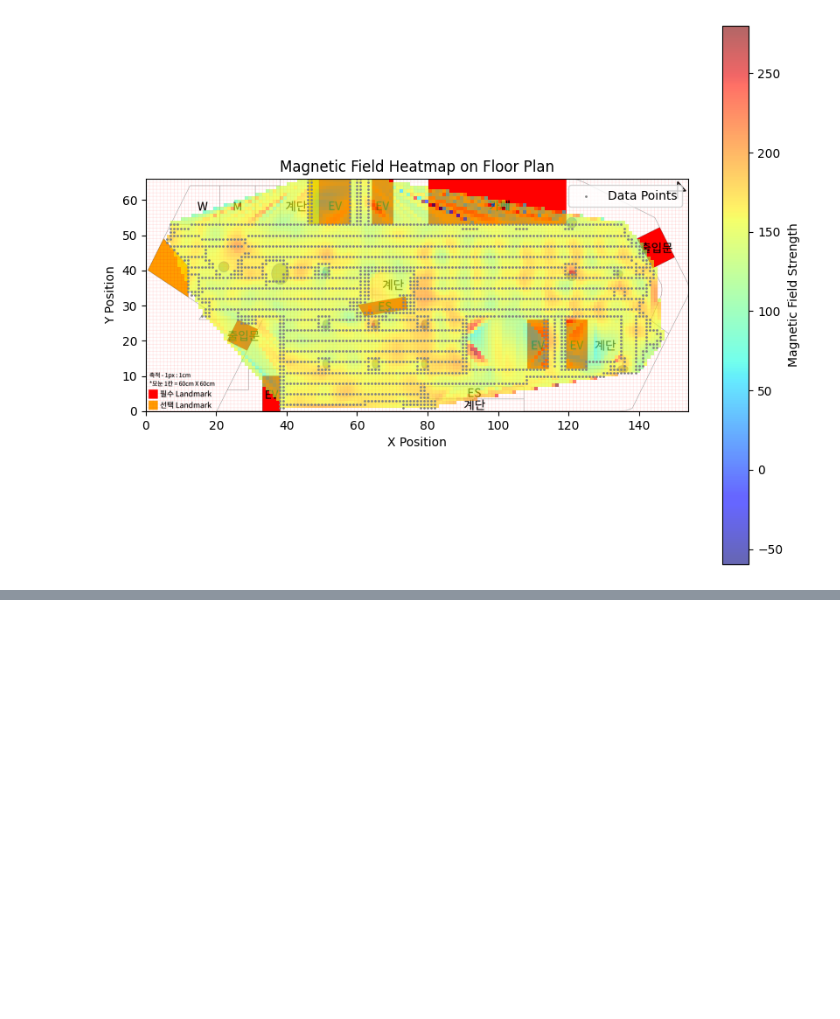
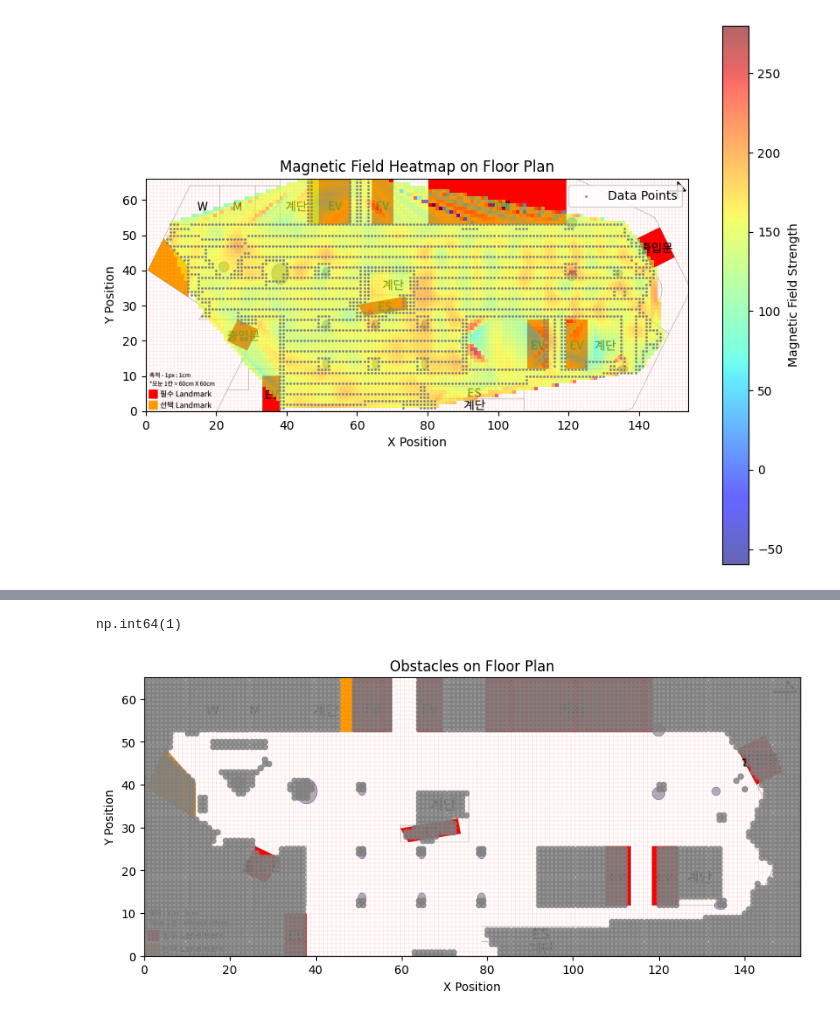
Before and after one commit to sage-hyun/indoor-localization-server, a Jupyter notebook: mmap_from_app.ipynb, the cells around one changed output, grey strips where cells are left out. Drawn from its saved outputs; the diff is of its cells as text; code cells hidden in the pictures; blank space fills up the shorter version.

Commit message:
Feat: Obstacle Mask 구하는 코드 추가

```diff
--- a/mmap_from_app.ipynb
+++ b/mmap_from_app.ipynb
@@ -106,0 +140,29 @@ plt.show()
+# %%
+# position이 장애물인지 확인 방법: obstacle_mask[x좌표, y좌표]
+obstacle_mask[65,37] # 예시 - (65,37)은 장애물이 맞다
+# %% [output]
+np.int64(1)
+# %%
+# obstacle_grid 시각화 (확인 용도!)
+
+import cv2
+import numpy as np
+import matplotlib.pyplot as plt
+
+plt.figure(figsize=(10, 8))
+
+# 평면도 이미지
+floor_plan_path = 'floor_plan/KakaoTalk_20241124_152724186_02.png'  # 평면도 이미지 파일 경로
+floor_plan = cv2.imread(floor_plan_path)
+floor_plan = cv2.cvtColor(floor_plan, cv2.COLOR_BGR2RGB)  # OpenCV는 BGR 포맷이므로 RGB로 변환
+plt.imshow(floor_plan, extent=(0, 153, 0, 65), origin='upper') # extent=(x_min, x_max, y_min, y_max)
+
+# 데이터 포인트에 색깔과 크기 적용
+plt.scatter(np.where(obstacle_mask==1)[0], np.where(obstacle_mask==1)[1], c='grey', s=20,  alpha=0.8)
+
+plt.title('Obstacles on Floor Plan')
+plt.xlabel('X Position')
+plt.ylabel('Y Position')
+plt.show()
+# %% [output]
+[figure, added]
```
Also changed, not shown: parts of 3 cells of this notebook.
